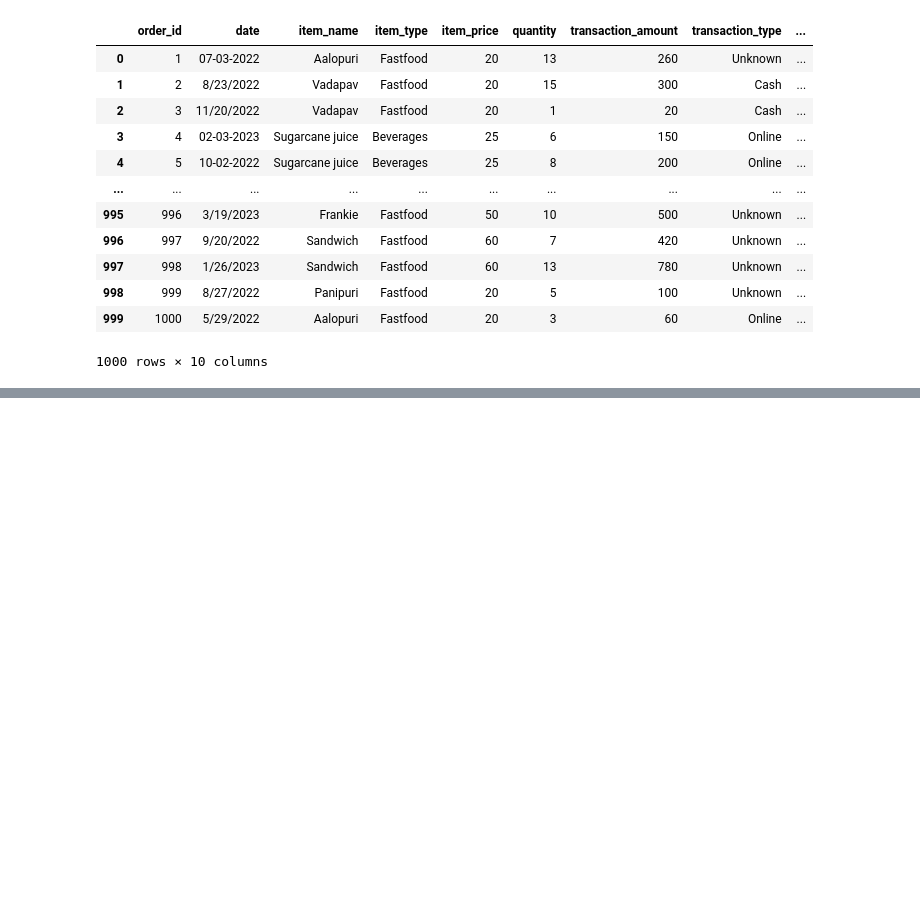
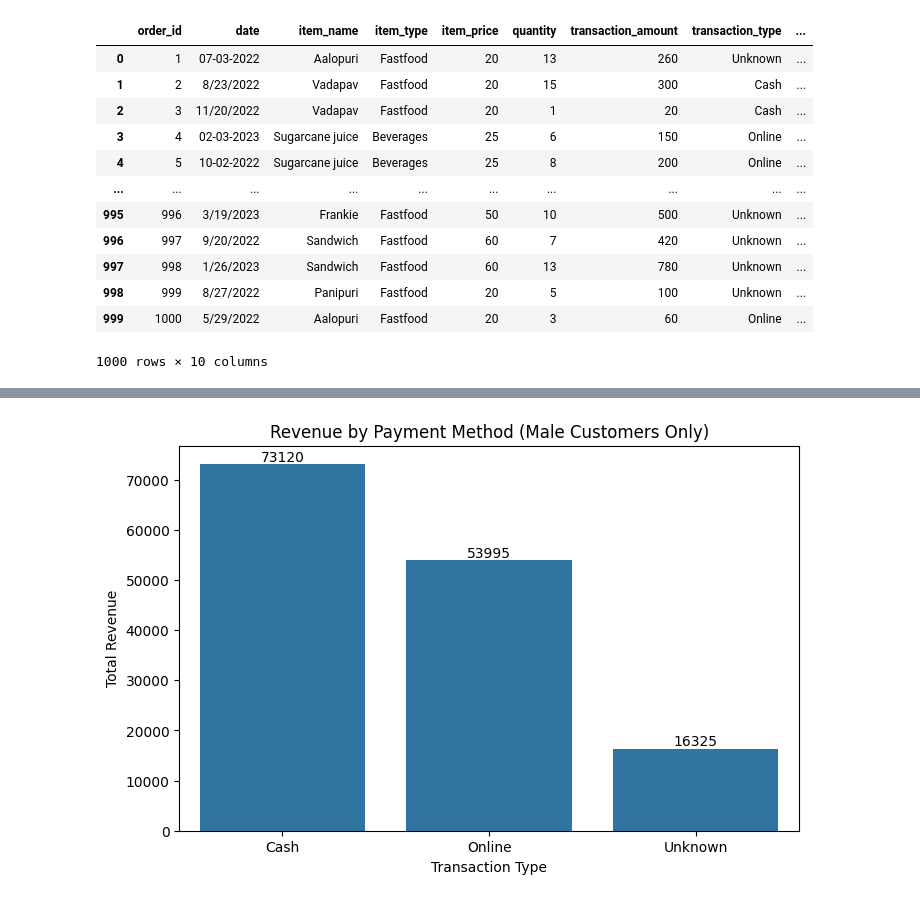
Before and after one commit to yarinsella/Balaji_Restaurant_Analysis, a Jupyter notebook: Gal.ipynb, the cells around one changed output, grey strips where cells are left out. Saved outputs shown, nothing was run; the diff lists cells and outputs as text; code cells hidden in the pictures; blank space fills up the shorter version.

```diff
--- a/Gal.ipynb
+++ b/Gal.ipynb
@@ -46,0 +151,32 @@ balaji
+# %%
+# Calculate total revenue per transaction type (M only)
+payment_revenue_M = (
+    balaji_M.groupby("transaction_type")["transaction_amount"]
+    .sum()
+    .reset_index()
+)
+
+plt.figure(figsize=(8, 5))      # Set the graph size
+ax = sns.barplot(
+    data=payment_revenue_M,
+    x="transaction_type",
+    y="transaction_amount"
+)
+
+plt.title("Revenue by Payment Method (Male Customers Only)")
+plt.xlabel("Transaction Type")
+plt.ylabel("Total Revenue")
+
+# Add revenue value on top of each bar
+for i, row in payment_revenue_M.iterrows():
+    ax.text(
+        i,
+        row["transaction_amount"],
+        f'{row["transaction_amount"]:.0f}',
+        ha="center",
+        va="bottom"
+    )
+
+plt.show()
+# %% [output]
+[figure, added]
```
Also changed, not shown: parts of 4 cells of this notebook.
